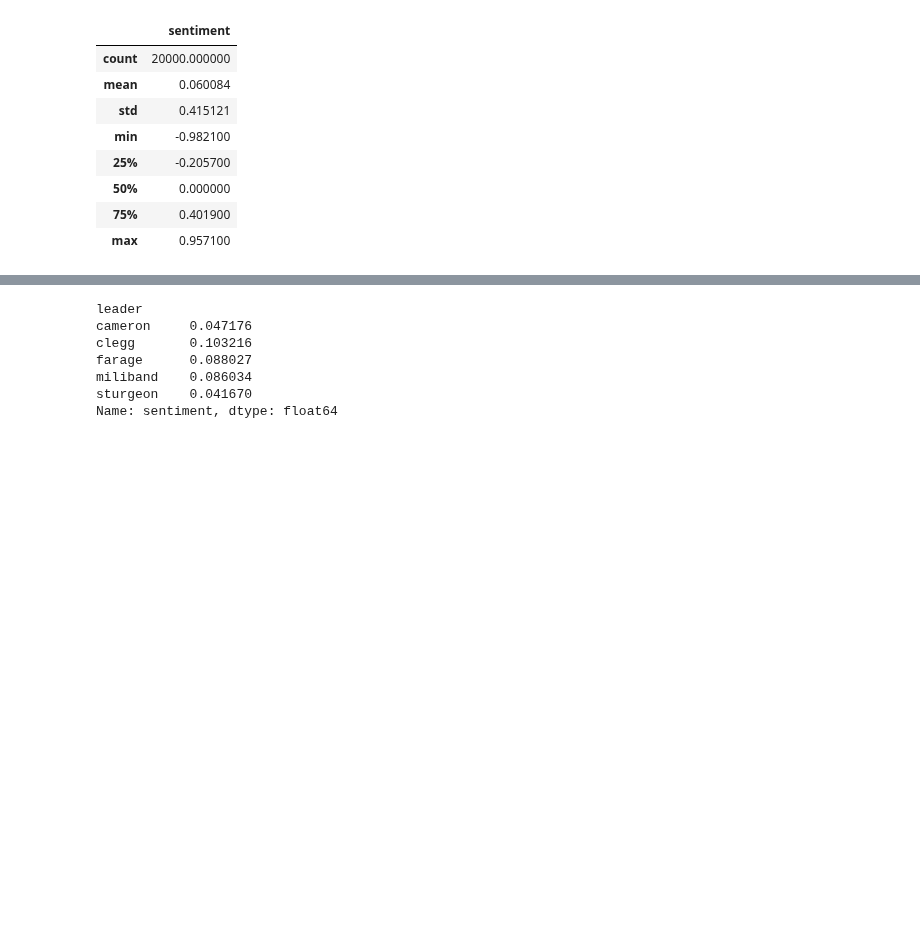
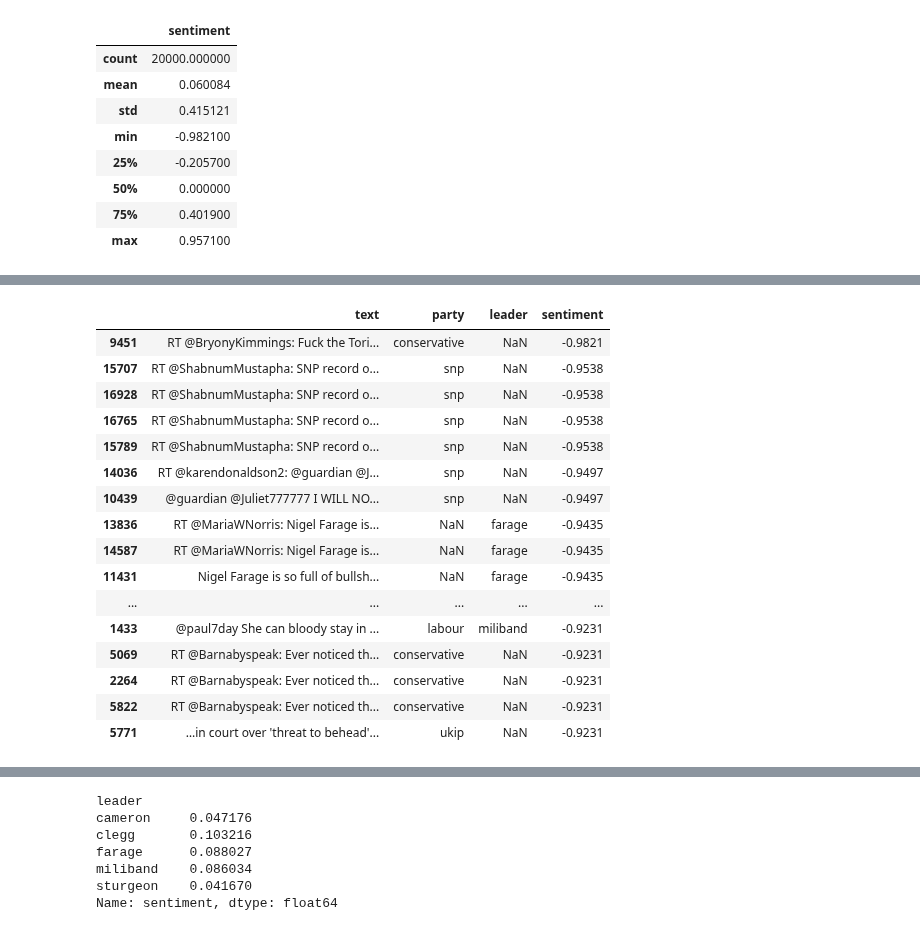
Before and after one commit to edinburghlivinglab/dds-notebooks, a Jupyter notebook: mudr_notebooks/TwitterSentiment.ipynb, the cells around one changed output, grey strips where cells are left out. Saved outputs shown, nothing was run; the diff lists cells and outputs as text; code cells hidden in the pictures; blank space fills up the shorter version.

```diff
--- a/mudr_notebooks/TwitterSentiment.ipynb
+++ b/mudr_notebooks/TwitterSentiment.ipynb
@@ -210,0 +214,20 @@ data.sort()
+# %%
+data.sort_index(by="sentiment").head(25)
+# %% [output]
+|  | text | party | leader | sentiment |
+| 9451 | RT @BryonyKimmings: Fuck the Tori... | conservative | NaN | -0.9821 |
+| 15707 | RT @ShabnumMustapha: SNP record o... | snp | NaN | -0.9538 |
+| 16928 | RT @ShabnumMustapha: SNP record o... | snp | NaN | -0.9538 |
+| 16765 | RT @ShabnumMustapha: SNP record o... | snp | NaN | -0.9538 |
+| 15789 | RT @ShabnumMustapha: SNP record o... | snp | NaN | -0.9538 |
+| 14036 | RT @karendonaldson2: @guardian @J... | snp | NaN | -0.9497 |
+| 10439 | @guardian @Juliet777777 I WILL NO... | snp | NaN | -0.9497 |
+| 13836 | RT @MariaWNorris: Nigel Farage is... | NaN | farage | -0.9435 |
+| 14587 | RT @MariaWNorris: Nigel Farage is... | NaN | farage | -0.9435 |
+| 11431 | Nigel Farage is so full of bullsh... | NaN | farage | -0.9435 |
+| ... | ... | ... | ... | ... |
+| 1433 | @paul7day She can bloody stay in ... | labour | miliband | -0.9231 |
+| 5069 | RT @Barnabyspeak: Ever noticed th... | conservative | NaN | -0.9231 |
+| 2264 | RT @Barnabyspeak: Ever noticed th... | conservative | NaN | -0.9231 |
+| 5822 | RT @Barnabyspeak: Ever noticed th... | conservative | NaN | -0.9231 |
+| 5771 | …in court over 'threat to behead'... | ukip | NaN | -0.9231 |
```
Also changed, not shown: parts of 4 cells of this notebook.
